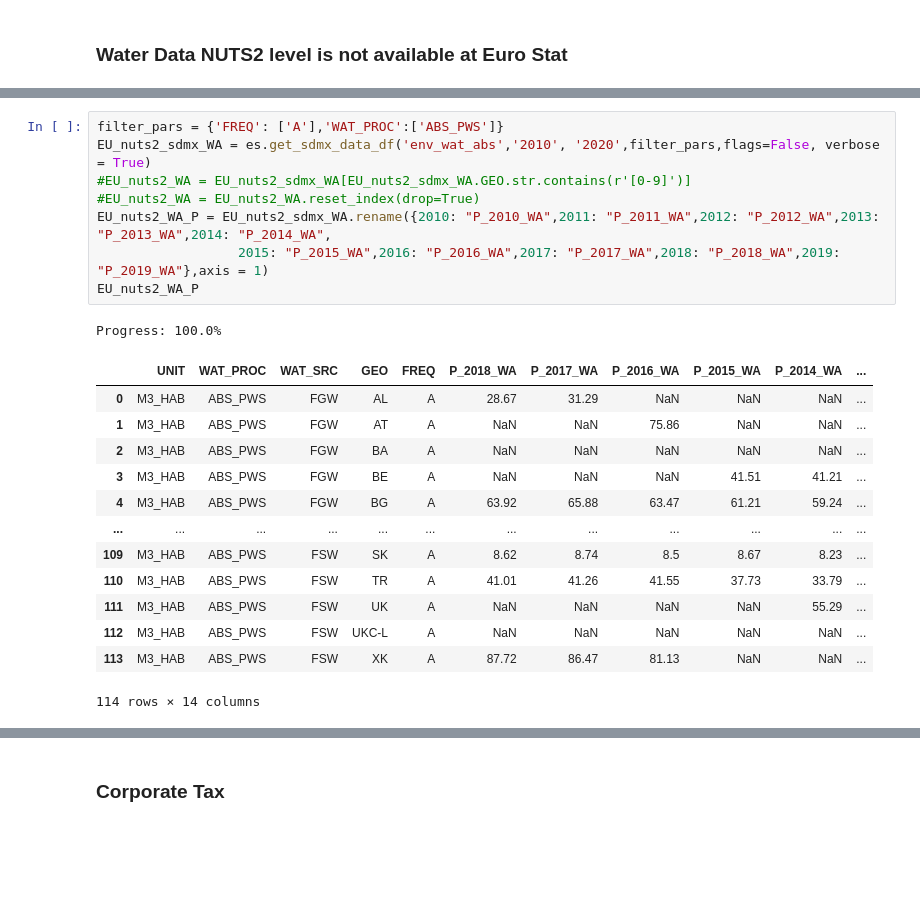
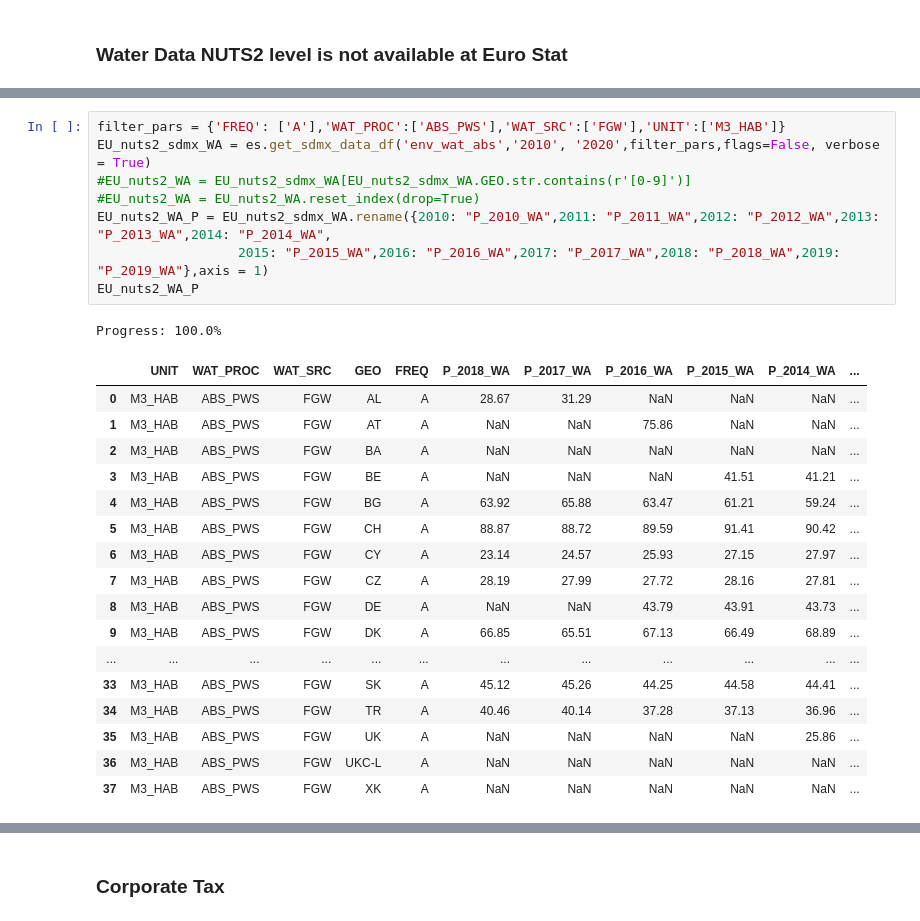
Before and after one commit to venkateshIedge7/CDC_Assignment1, a Jupyter notebook: Data_injestion.ipynb, the cells around one changed output, grey strips where cells are left out. Saved outputs shown, nothing was run; the diff lists cells and outputs as text; blank space fills up the shorter version.

```diff
--- a/Data_injestion.ipynb
+++ b/Data_injestion.ipynb
@@ -530,26 +441,30 @@ Progress: 100.0%
 | 36 | M3_HAB | ABST | FGW | UKC-L | A | NaN | NaN | NaN | NaN | NaN | ... |
 | 37 | M3_HAB | ABST | FGW | XK | A | 9.11 | 8.41 | 10.05 | NaN | NaN | ... |
 # %%
-filter_pars = {'FREQ': ['A'],'WAT_PROC':['ABS_PWS']}
+filter_pars = {'FREQ': ['A'],'WAT_PROC':['ABS_PWS'],'WAT_SRC':['FGW'],'UNIT':['M3_HAB']}
 EU_nuts2_sdmx_WA = es.get_sdmx_data_df('env_wat_abs','2010', '2020',filter_pars,flags=False, verbose = True)
 #EU_nuts2_WA = EU_nuts2_sdmx_WA[EU_nuts2_sdmx_WA.GEO.str.contains(r'[0-9]')]
 #EU_nuts2_WA = EU_nuts2_WA.reset_index(drop=True)
 EU_nuts2_WA_P = EU_nuts2_sdmx_WA.rename({2010: "P_2010_WA",2011: "P_2011_WA",2012: "P_2012_WA",2013: "P_2013_WA",2014: "P_2014_WA",
                   2015: "P_2015_WA",2016: "P_2016_WA",2017: "P_2017_WA",2018: "P_2018_WA",2019: "P_2019_WA"},axis = 1)
 EU_nuts2_WA_P
 # %% [output]
 Progress: 100.0%
 |  | UNIT | WAT_PROC | WAT_SRC | GEO | FREQ | P_2018_WA | P_2017_WA | P_2016_WA | P_2015_WA | P_2014_WA | ... |
 | 0 | M3_HAB | ABS_PWS | FGW | AL | A | 28.67 | 31.29 | NaN | NaN | NaN | ... |
 | 1 | M3_HAB | ABS_PWS | FGW | AT | A | NaN | NaN | 75.86 | NaN | NaN | ... |
 | 2 | M3_HAB | ABS_PWS | FGW | BA | A | NaN | NaN | NaN | NaN | NaN | ... |
 | 3 | M3_HAB | ABS_PWS | FGW | BE | A | NaN | NaN | NaN | 41.51 | 41.21 | ... |
 | 4 | M3_HAB | ABS_PWS | FGW | BG | A | 63.92 | 65.88 | 63.47 | 61.21 | 59.24 | ... |
+| 5 | M3_HAB | ABS_PWS | FGW | CH | A | 88.87 | 88.72 | 89.59 | 91.41 | 90.42 | ... |
+| 6 | M3_HAB | ABS_PWS | FGW | CY | A | 23.14 | 24.57 | 25.93 | 27.15 | 27.97 | ... |
+| 7 | M3_HAB | ABS_PWS | FGW | CZ | A | 28.19 | 27.99 | 27.72 | 28.16 | 27.81 | ... |
+| 8 | M3_HAB | ABS_PWS | FGW | DE | A | NaN | NaN | 43.79 | 43.91 | 43.73 | ... |
+| 9 | M3_HAB | ABS_PWS | FGW | DK | A | 66.85 | 65.51 | 67.13 | 66.49 | 68.89 | ... |
 | ... | ... | ... | ... | ... | ... | ... | ... | ... | ... | ... | ... |
-| 109 | M3_HAB | ABS_PWS | FSW | SK | A | 8.62 | 8.74 | 8.5 | 8.67 | 8.23 | ... |
-| 110 | M3_HAB | ABS_PWS | FSW | TR | A | 41.01 | 41.26 | 41.55 | 37.73 | 33.79 | ... |
-| 111 | M3_HAB | ABS_PWS | FSW | UK | A | NaN | NaN | NaN | NaN | 55.29 | ... |
-| 112 | M3_HAB | ABS_PWS | FSW | UKC-L | A | NaN | NaN | NaN | NaN | NaN | ... |
-| 113 | M3_HAB | ABS_PWS | FSW | XK | A | 87.72 | 86.47 | 81.13 | NaN | NaN | ... |
+| 33 | M3_HAB | ABS_PWS | FGW | SK | A | 45.12 | 45.26 | 44.25 | 44.58 | 44.41 | ... |
+| 34 | M3_HAB | ABS_PWS | FGW | TR | A | 40.46 | 40.14 | 37.28 | 37.13 | 36.96 | ... |
+| 35 | M3_HAB | ABS_PWS | FGW | UK | A | NaN | NaN | NaN | NaN | 25.86 | ... |
+| 36 | M3_HAB | ABS_PWS | FGW | UKC-L | A | NaN | NaN | NaN | NaN | NaN | ... |
+| 37 | M3_HAB | ABS_PWS | FGW | XK | A | NaN | NaN | NaN | NaN | NaN | ... |
-114 rows × 14 columns
 # %%
```
Also changed, not shown: parts of 25 cells of this notebook.
